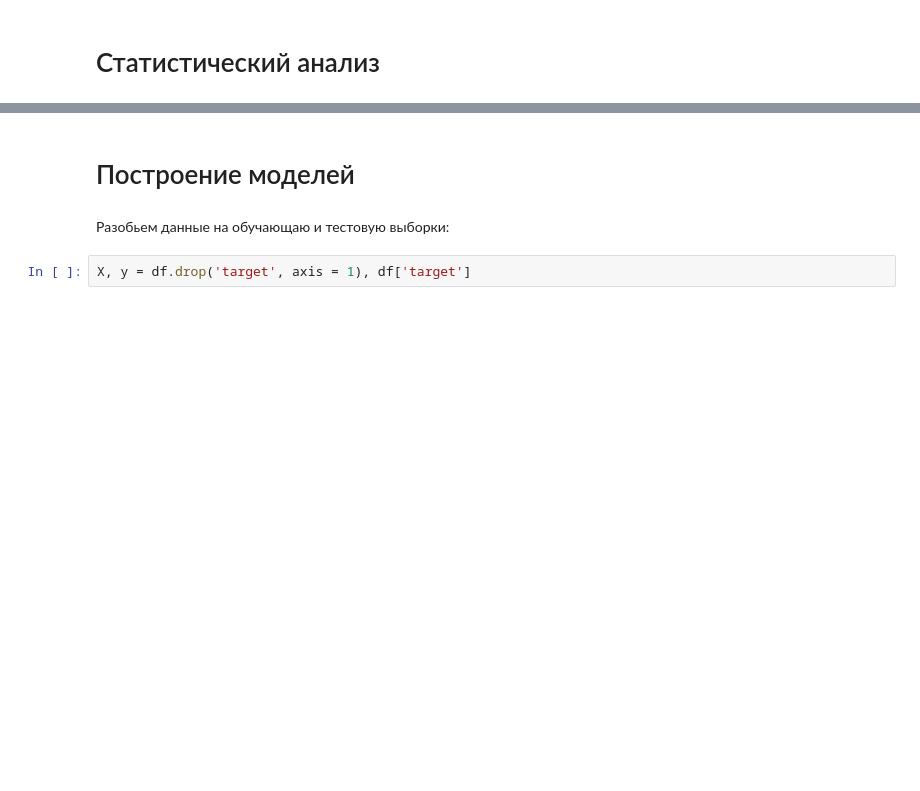
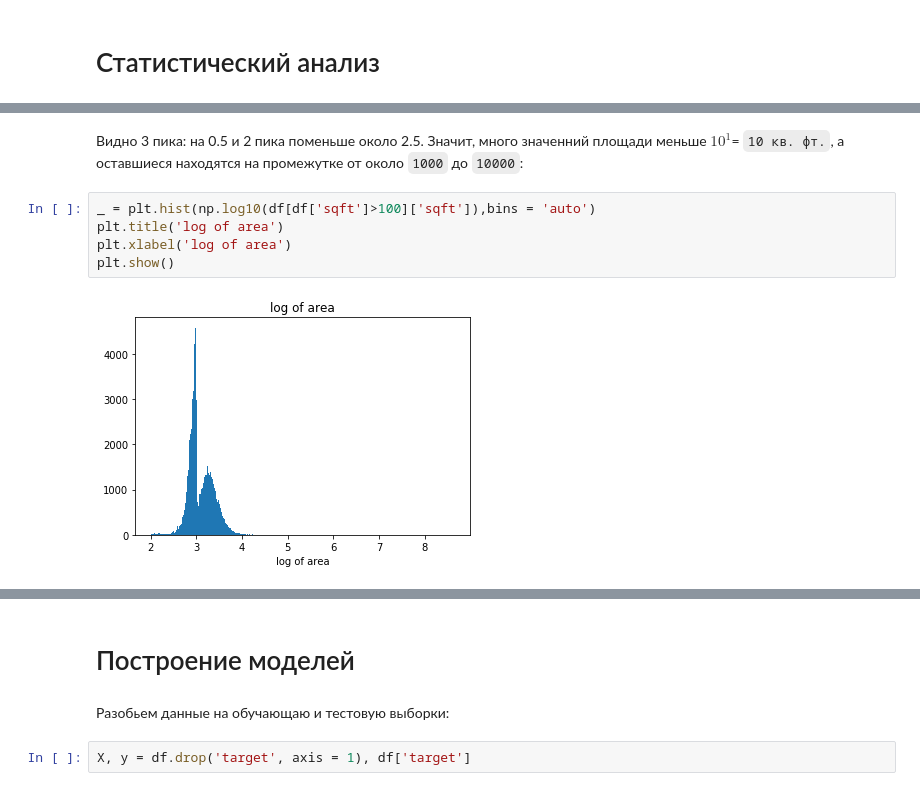
Before and after one commit to AndruKP/house-prices-prediction, a Jupyter notebook: house_prices_prediction.ipynb, the cells around one changed output, grey strips where cells are left out. Saved outputs shown, nothing was run; the diff lists cells and outputs as text; blank space fills up the shorter version.

````diff
--- a/house_prices_prediction.ipynb
+++ b/house_prices_prediction.ipynb
@@ -287,0 +424,9 @@ corr.style.background_gradient(cmap, axis=1)\
+# %% [markdown]
+Видно 3 пика: на 0.5 и 2 пика поменьше около 2.5. Значит, много значенний площади меньше $10^1$= ```10 кв. фт.```, а оставшиеся находятся на промежутке от около ```1000``` до ```10000```:
+# %%
+_ = plt.hist(np.log10(df[df['sqft']>100]['sqft']),bins = 'auto')
+plt.title('log of area')
+plt.xlabel('log of area')
+plt.show()
+# %% [output]
+[figure, added]
````
Also changed, not shown: parts of 78 cells of this notebook.
